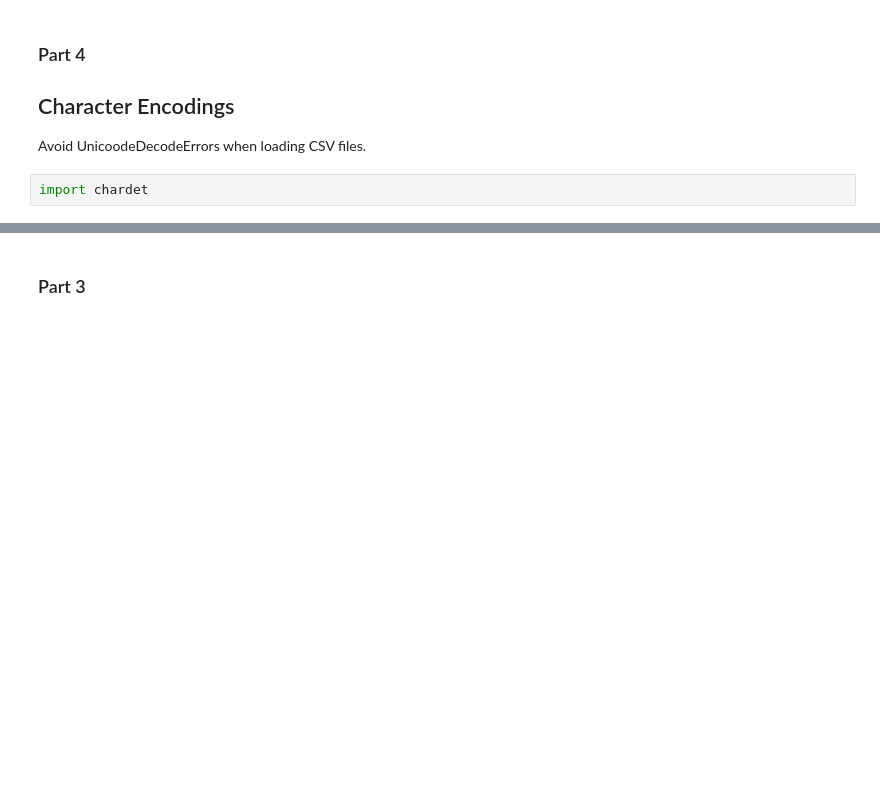
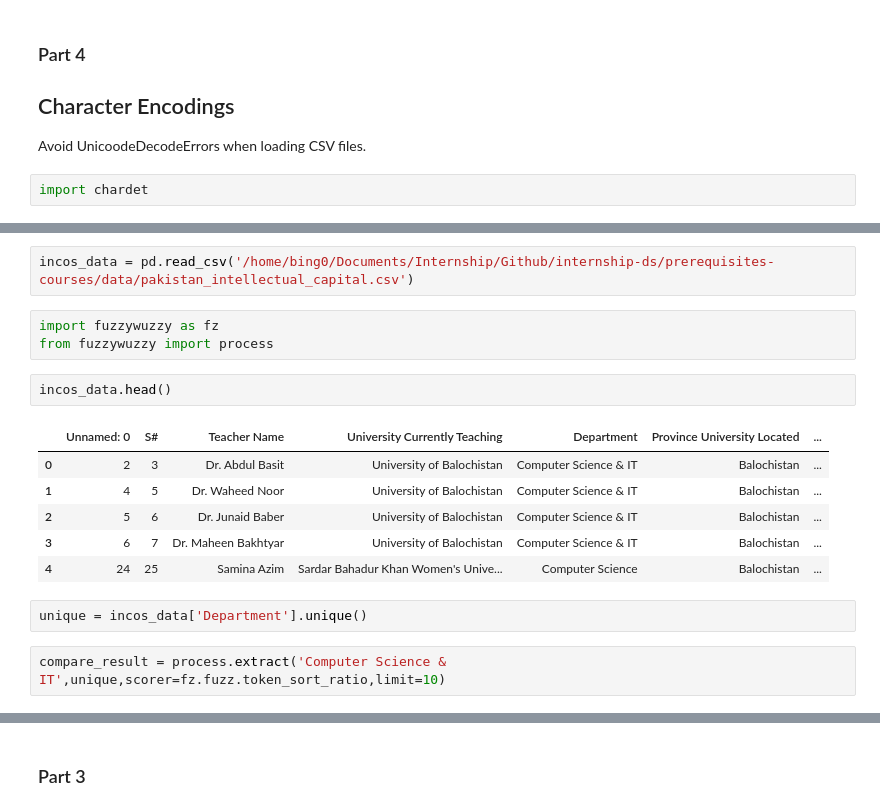
Before and after one commit to SUNILkhadka/internship-ds, a Jupyter notebook: prerequisites-courses/data-cleaning.ipynb, the cells around one changed output, grey strips where cells are left out. Cells and saved outputs as stored; diff of their text form; blank space fills up the shorter version.

```diff
--- a/prerequisites-courses/data-cleaning.ipynb
+++ b/prerequisites-courses/data-cleaning.ipynb
@@ -217,0 +262,18 @@ import chardet
+# %%
+incos_data = pd.read_csv('/home/bing0/Documents/Internship/Github/internship-ds/prerequisites-courses/data/pakistan_intellectual_capital.csv')
+# %%
+import fuzzywuzzy as fz
+from fuzzywuzzy import process
+# %%
+incos_data.head()
+# %% [output]
+|  | Unnamed: 0 | S# | Teacher Name | University Currently Teaching | Department | Province University Located | ... |
+| 0 | 2 | 3 | Dr. Abdul Basit | University of Balochistan | Computer Science & IT | Balochistan | ... |
+| 1 | 4 | 5 | Dr. Waheed Noor | University of Balochistan | Computer Science & IT | Balochistan | ... |
+| 2 | 5 | 6 | Dr. Junaid Baber | University of Balochistan | Computer Science & IT | Balochistan | ... |
+| 3 | 6 | 7 | Dr. Maheen Bakhtyar | University of Balochistan | Computer Science & IT | Balochistan | ... |
+| 4 | 24 | 25 | Samina Azim | Sardar Bahadur Khan Women's Unive... | Computer Science | Balochistan | ... |
+# %%
+unique = incos_data['Department'].unique()
+# %%
+compare_result = process.extract('Computer Science & IT',unique,scorer=fz.fuzz.token_sort_ratio,limit=10)
```
Also changed, not shown: parts of 16 cells of this notebook.
